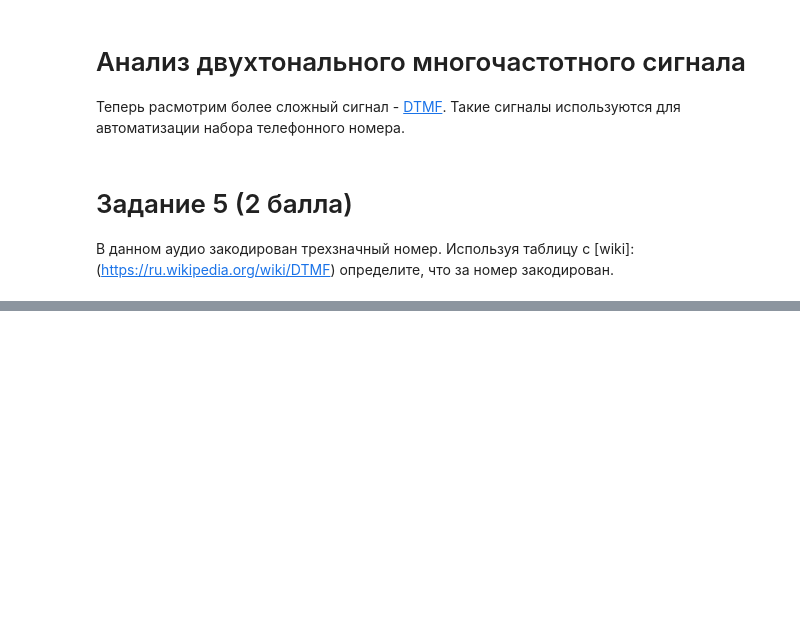
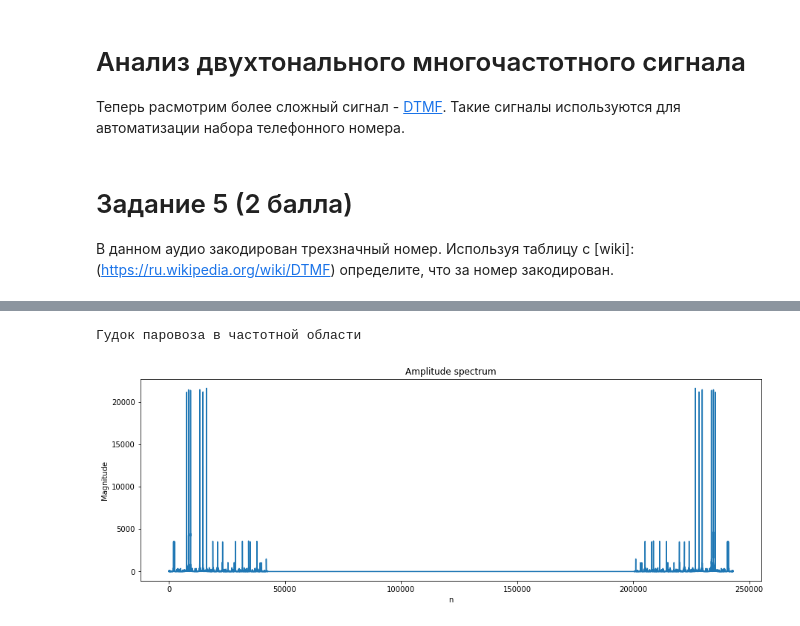
Before and after one commit to GreasyGoose/audio_processing, a Jupyter notebook: lab2.ipynb, the cells around one changed output, grey strips where cells are left out. Cells and saved outputs as stored; diff of their text form; code cells hidden in the pictures; blank space fills up the shorter version.

```diff
--- a/lab2.ipynb
+++ b/lab2.ipynb
@@ -410,0 +442,7 @@ draw_waveform(dtmf, sr=dtmf_sr)
+# %%
+dtmf_spec = scipy.fft.fft(dtmf)
+print("Гудок паровоза в частотной области")
+draw_spec(dtmf_spec, draw_p=False, figsize=(15,5))
+# %% [output]
+Гудок паровоза в частотной области
+[figure, added]
```
Also changed, not shown: parts of 17 cells of this notebook.
